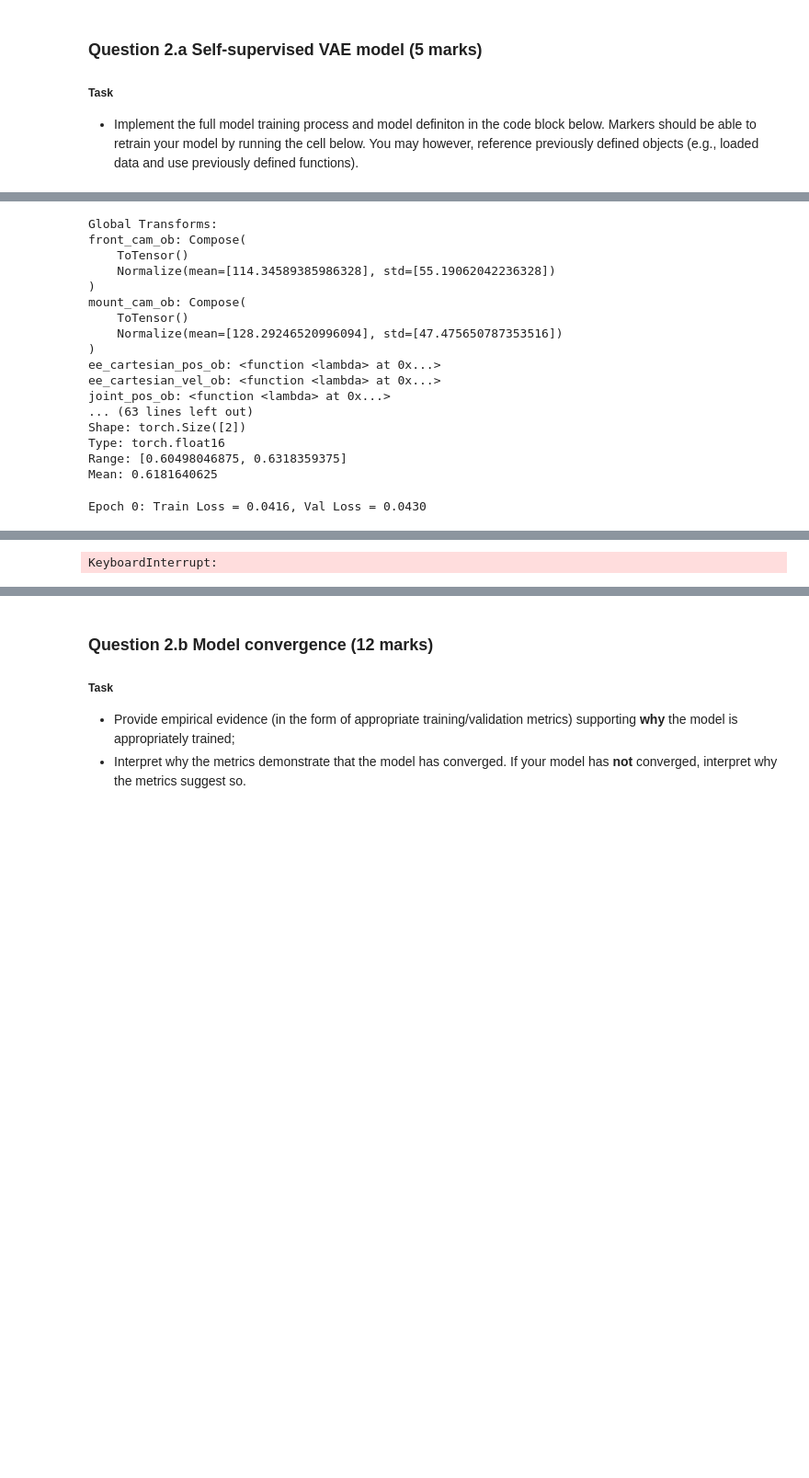
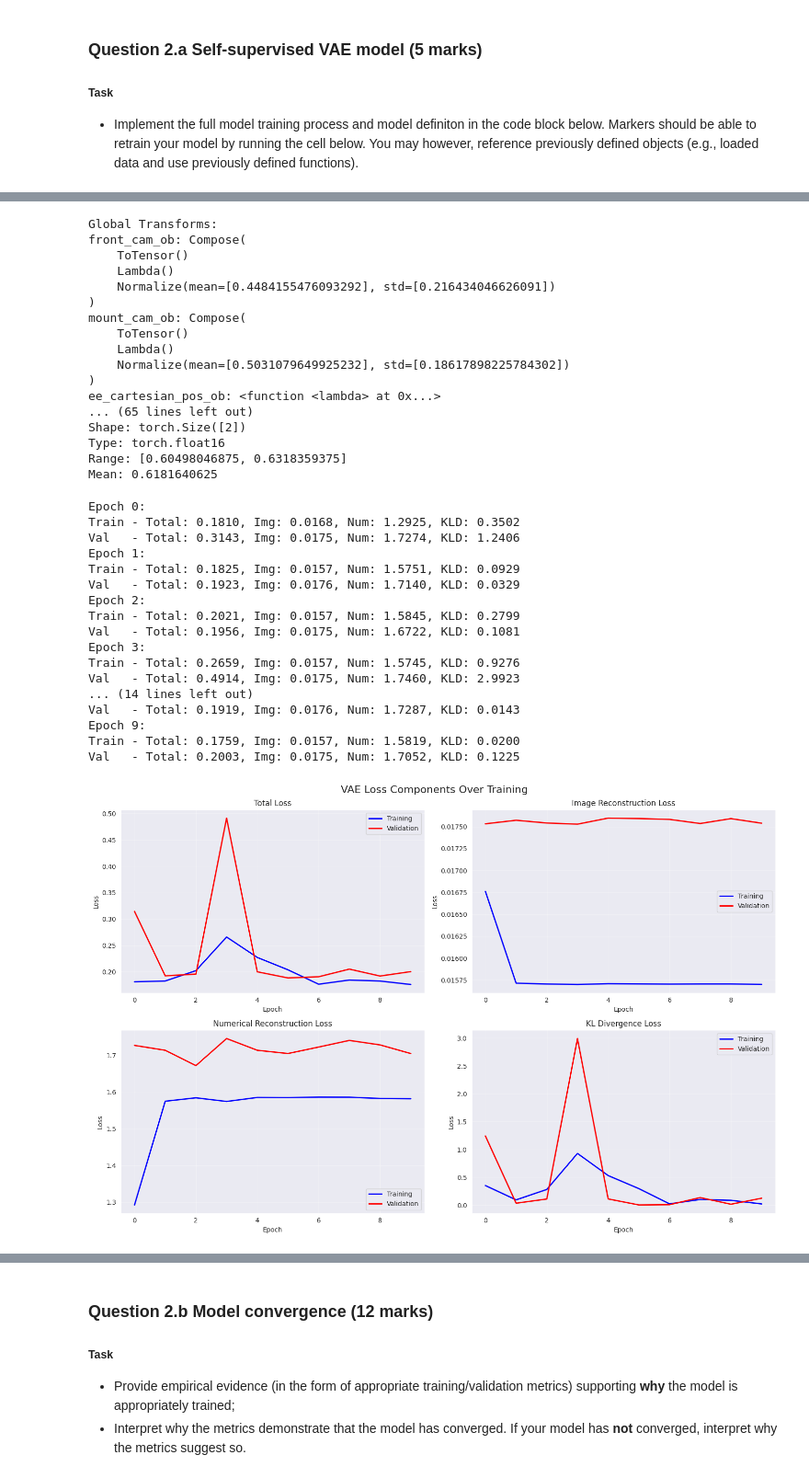
Before and after one commit to the-rich-piana/COMP0188_DeepLearning, a Jupyter notebook: COURSEWORK_2/CW2_Questions_105_marks_QUESTIONS.ipynb, the cells around one changed output, grey strips where cells are left out. Shown at 92% size. Saved outputs shown, nothing was run; the diff lists cells and outputs as text; code cells hidden in the pictures; blank space fills up the shorter version.

```diff
--- a/COURSEWORK_2/CW2_Questions_105_marks_QUESTIONS.ipynb
+++ b/COURSEWORK_2/CW2_Questions_105_marks_QUESTIONS.ipynb
@@ -325,20 +327,23 @@ def action_transform(x):
     return torch.cat([movement, gripper.unsqueeze(0)])  # Keep 1D shape
 
 """Image means and stds"""
-front_mean = train_nps['front_cam_ob'].astype(np.float32).mean()
-front_std = train_nps['front_cam_ob'].astype(np.float32).std()
-mount_mean = train_nps['mount_cam_ob'].astype(np.float32).mean()
-mount_std = train_nps['mount_cam_ob'].astype(np.float32).std()
+front_mean = (train_nps['front_cam_ob'].astype(np.float32) / 255.0).mean()
+front_std = (train_nps['front_cam_ob'].astype(np.float32) / 255.0).std()
+mount_mean = (train_nps['mount_cam_ob'].astype(np.float32) / 255.0).mean()
+mount_std = (train_nps['mount_cam_ob'].astype(np.float32) / 255.0).std()
 
 pos_tensor = torch.from_numpy(train_nps['ee_cartesian_pos_ob'])
 vel_tensor = torch.from_numpy(train_nps['ee_cartesian_vel_ob'])
 joint_tensor = torch.from_numpy(train_nps['joint_pos_ob'])
 
+
+# TODO: Scale images by 255, calculate mean std AFTER scaled.
 """TRANSFORMS"""
 global_transforms = {
     # IMAGE transforms - normalize to [0,1] and standardize
     "front_cam_ob": transforms.Compose([
         transforms.ToTensor(),
+        transforms.Lambda(lambda x: (x / 255.0)),
         transforms.Normalize(
             mean=[float(front_mean)],  # Convert to Python float
             std=[float(front_std)]     # Convert to Python float
@@ -347,6 +352,7 @@ global_transforms = {
     # IMAGE transforms - normalize to [0,1] and standardize
     "mount_cam_ob": transforms.Compose([
         transforms.ToTensor(),
+        transforms.Lambda(lambda x: (x / 255.0)),
         transforms.Normalize(
             mean=[float(mount_mean)],  # Convert to Python float
             std=[float(mount_std)]     # Convert to Python float
@@ -1312,58 +1325,95 @@ for key in ["front_cam_ob", "mount_cam_ob", "ee_cartesian_pos_ob", "ee_cartesian
 Global Transforms:
 front_cam_ob: Compose(
     ToTensor()
-    Normalize(mean=[114.34589385986328], std=[55.19062042236328])
+    Lambda()
+    Normalize(mean=[0.4484155476093292], std=[0.216434046626091])
 )
 mount_cam_ob: Compose(
     ToTensor()
-    Normalize(mean=[128.29246520996094], std=[47.475650787353516])
+    Lambda()
+    Normalize(mean=[0.5031079649925232], std=[0.18617898225784302])
 )
 ee_cartesian_pos_ob: <function <lambda> at 0x...>
-ee_cartesian_vel_ob: <function <lambda> at 0x...>
-joint_pos_ob: <function <lambda> at 0x...>
-... (63 lines left out)
+... (65 lines left out)
 Shape: torch.Size([2])
 Type: torch.float16
 Range: [0.60498046875, 0.6318359375]
 Mean: 0.6181640625
+# %%
+from dataclasses import dataclass
+
+
+"""Using a dataclass to store my hyperparams.
+This is so much better than using a dictionary.
+"""
+@dataclass(frozen=True)
+class VAEHyperParams:
+    NUM_EPOCHS: int = 10
+    BETA: float = 0.1
+    BATCH_SIZE: int = 64
+    IMAGE_SIZE: int = 224
+    LATENT_DIM: int = 128
+    LEARNING_RATE: float = 1e4
+    EPSILON: float = 1e4
+
+
+params = VAEHyperParams()
 # %%
 # Set random seed for reproducibility
+
 torch.manual_seed(1)
 
-train_dataloader, val_dataloader = create_vae_dataloaders(train_nps, val_nps, 32, global_transforms, collate_fn_vae)
+train_dataloader, val_dataloader = create_vae_dataloaders(train_nps, val_nps, params.BATCH_SIZE, global_transforms, collate_fn_vae)
 
 # Initialize model and training parameters
-vae_model = VAE(image_size=224, latent_dim=128)
-optimizer = torch.optim.Adam(vae_model.parameters(), lr=1e-4, eps=1e-4)
+vae_model = VAE(image_size=params.IMAGE_SIZE, latent_dim=params.LATENT_DIM)
+optimizer = torch.optim.Adam(vae_model.parameters(), lr=params.LEARNING_RATE, eps=params.EPSILON)
 device = torch.device("cuda" if torch.cuda.is_available() else "cpu")
 
 # Initialize wandb
 # wandb.init(
 #     project=WANDB_PROJECT,
 #     name="VAE_Self_Supervised",
 #     config={
 #         "architecture": "VAE",
 #         "dataset": "robot_behavior",
 #         "epochs": 10,
 #         "batch_size": 64,
 #         "learning_rate": 1e-4,
 #         "beta": 1.0,
 #         "latent_dim": 128,
 #         "precision": "float16"
 #     }
 # )
 
 # Train the model
 train_vae(
     model=vae_model,
     train_loader=train_dataloader,
     val_loader=val_dataloader,
     optimizer=optimizer,
     device=device,
-    num_epochs=10,
-    beta=1.0
+    num_epochs=params.NUM_EPOCHS,
+    beta=params.BETA,
 )
 
 # wandb.finish()
 # %% [output]
-Epoch 0: Train Loss = 0.0416, Val Loss = 0.0430
+Epoch 0:
+Train - Total: 0.1810, Img: 0.0168, Num: 1.2925, KLD: 0.3502
+Val   - Total: 0.3143, Img: 0.0175, Num: 1.7274, KLD: 1.2406
+Epoch 1:
+Train - Total: 0.1825, Img: 0.0157, Num: 1.5751, KLD: 0.0929
+Val   - Total: 0.1923, Img: 0.0176, Num: 1.7140, KLD: 0.0329
+Epoch 2:
+Train - Total: 0.2021, Img: 0.0157, Num: 1.5845, KLD: 0.2799
+Val   - Total: 0.1956, Img: 0.0175, Num: 1.6722, KLD: 0.1081
+Epoch 3:
+Train - Total: 0.2659, Img: 0.0157, Num: 1.5745, KLD: 0.9276
+Val   - Total: 0.4914, Img: 0.0175, Num: 1.7460, KLD: 2.9923
+... (14 lines left out)
+Val   - Total: 0.1919, Img: 0.0176, Num: 1.7287, KLD: 0.0143
+Epoch 9:
+Train - Total: 0.1759, Img: 0.0157, Num: 1.5819, KLD: 0.0200
+Val   - Total: 0.2003, Img: 0.0175, Num: 1.7052, KLD: 0.1225
+[figure, added]
@@ -1373 +1422,0 @@ Epoch 3: Train Loss = 0.0346, Val Loss = 0.0376
-KeyboardInterrupt:
```
Also changed, not shown: parts of 11 cells of this notebook, 2 other files.
